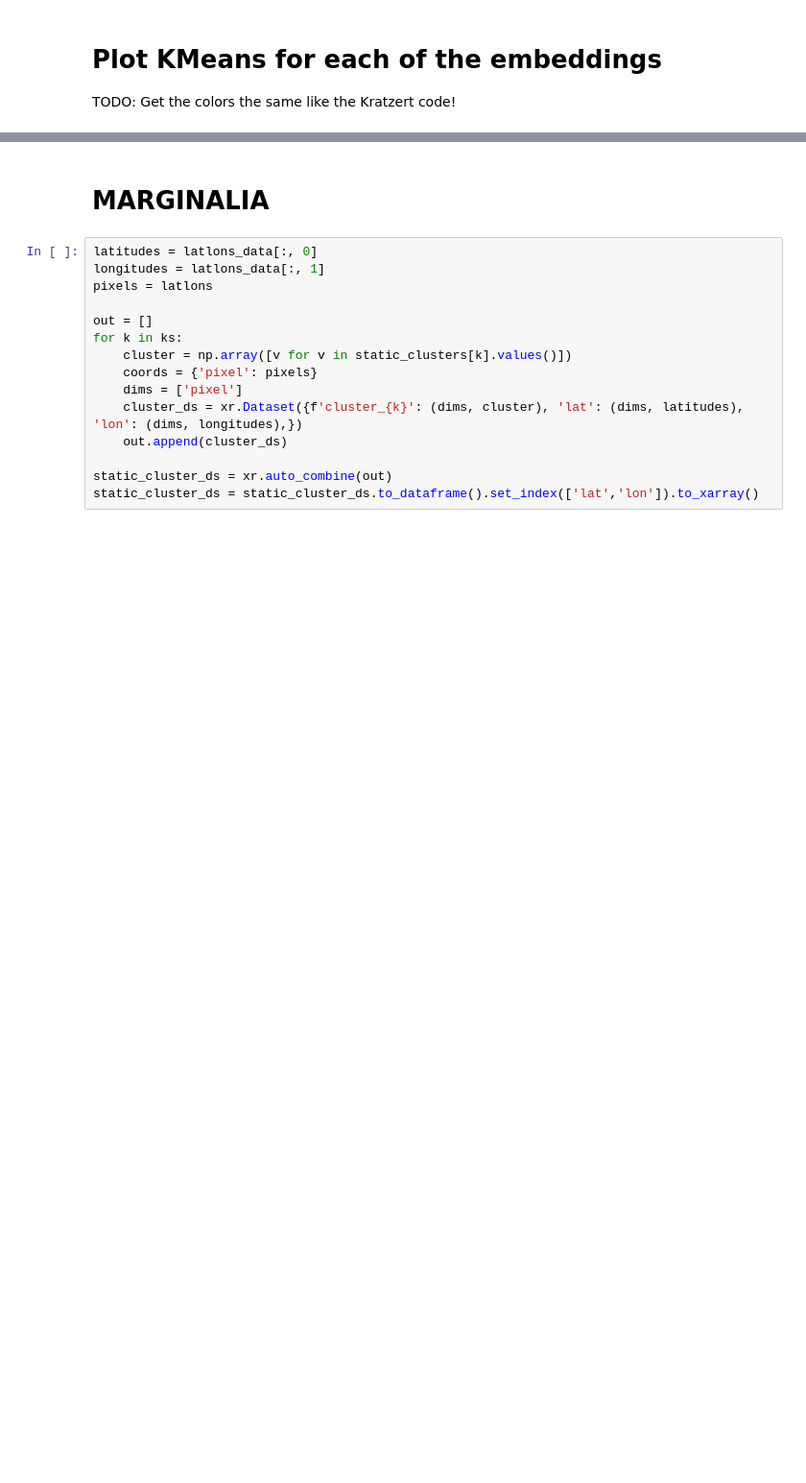
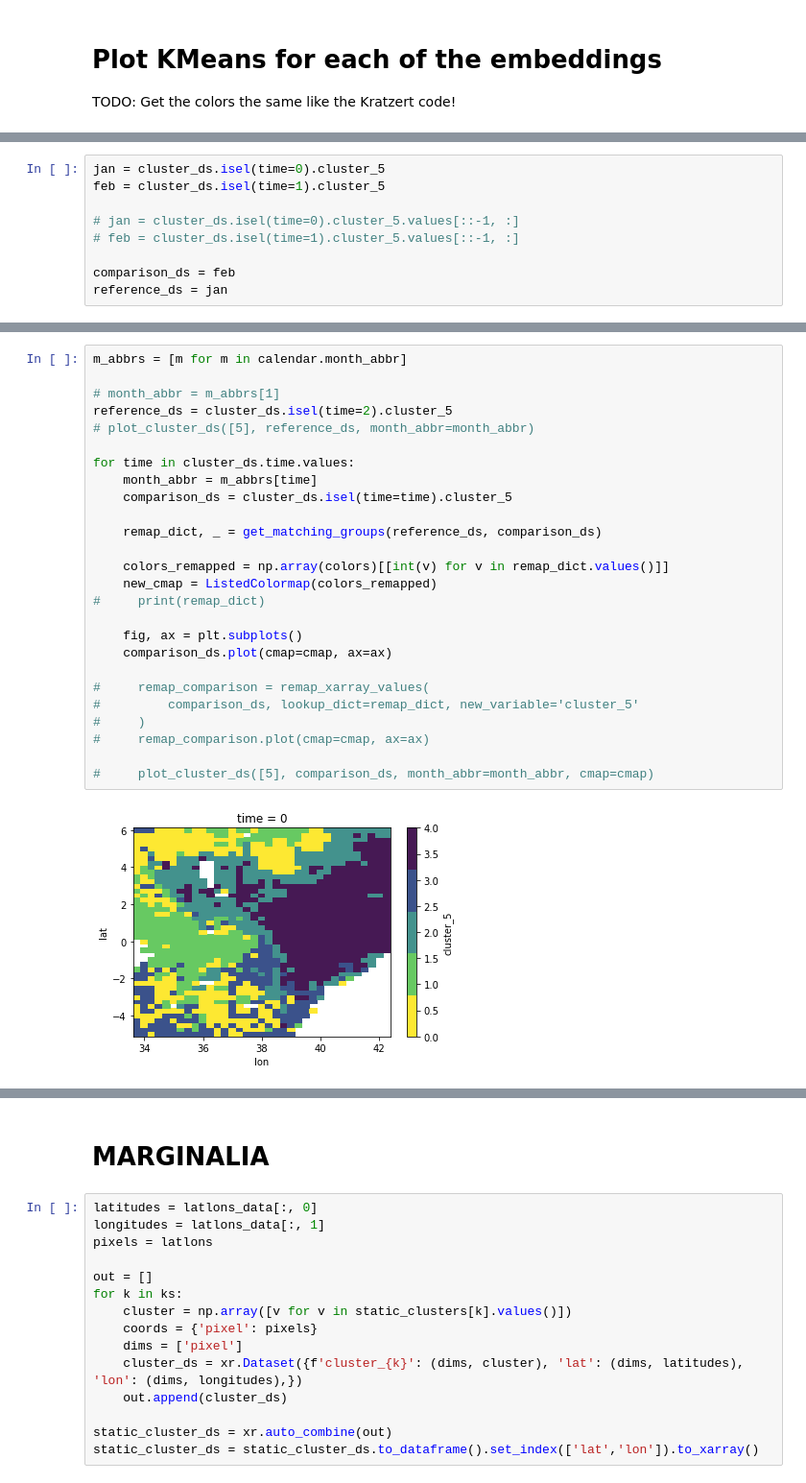
Before and after one commit to ECMWFCode4Earth/ml_drought, a Jupyter notebook: notebooks/draft/37_tl_static_embedding.ipynb, the cells around one changed output, grey strips where cells are left out. Shown at 96% size. Drawn from its saved outputs; the diff is of its cells as text; blank space fills up the shorter version.

```diff
--- a/notebooks/draft/37_tl_static_embedding.ipynb
+++ b/notebooks/draft/37_tl_static_embedding.ipynb
@@ -617,0 +489,9 @@ for embedding, pred_month, latlons in zip(
+# %%
+jan = cluster_ds.isel(time=0).cluster_5
+feb = cluster_ds.isel(time=1).cluster_5
+
+# jan = cluster_ds.isel(time=0).cluster_5.values[::-1, :]
+# feb = cluster_ds.isel(time=1).cluster_5.values[::-1, :]
+
+comparison_ds = feb
+reference_ds = jan
@@ -617,0 +789,28 @@ for embedding, pred_month, latlons in zip(
+# %%
+m_abbrs = [m for m in calendar.month_abbr]
+
+# month_abbr = m_abbrs[1]
+reference_ds = cluster_ds.isel(time=2).cluster_5
+# plot_cluster_ds([5], reference_ds, month_abbr=month_abbr)
+
+for time in cluster_ds.time.values:
+    month_abbr = m_abbrs[time]
+    comparison_ds = cluster_ds.isel(time=time).cluster_5
+
+    remap_dict, _ = get_matching_groups(reference_ds, comparison_ds)
+
+    colors_remapped = np.array(colors)[[int(v) for v in remap_dict.values()]]
+    new_cmap = ListedColormap(colors_remapped)
+#     print(remap_dict)
+
+    fig, ax = plt.subplots()
+    comparison_ds.plot(cmap=cmap, ax=ax)
+
+#     remap_comparison = remap_xarray_values(
+#         comparison_ds, lookup_dict=remap_dict, new_variable='cluster_5'
+#     )
+#     remap_comparison.plot(cmap=cmap, ax=ax)
+
+#     plot_cluster_ds([5], comparison_ds, month_abbr=month_abbr, cmap=cmap)
+# %% [output]
+[figure, added]
```
Also changed, not shown: parts of 43 cells of this notebook, 1 other file.
